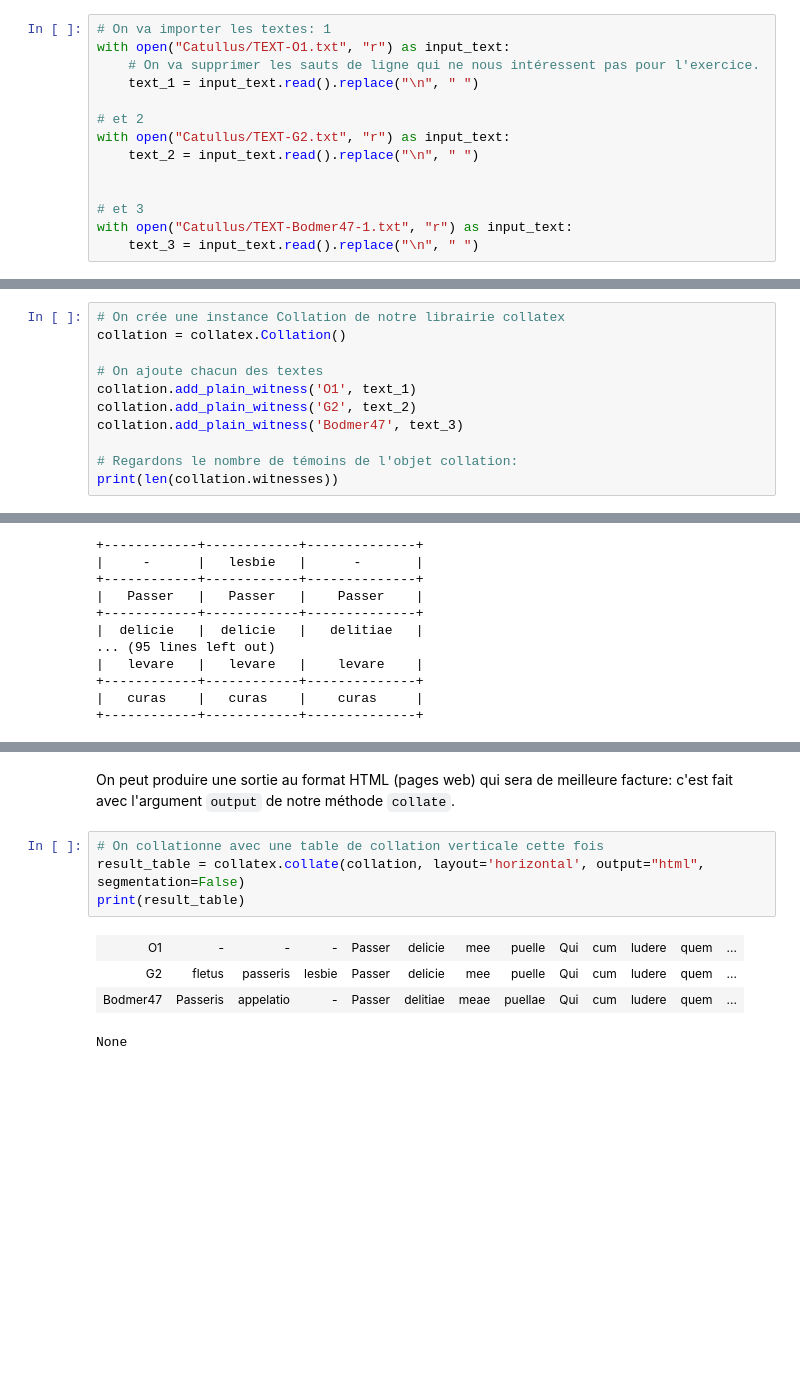
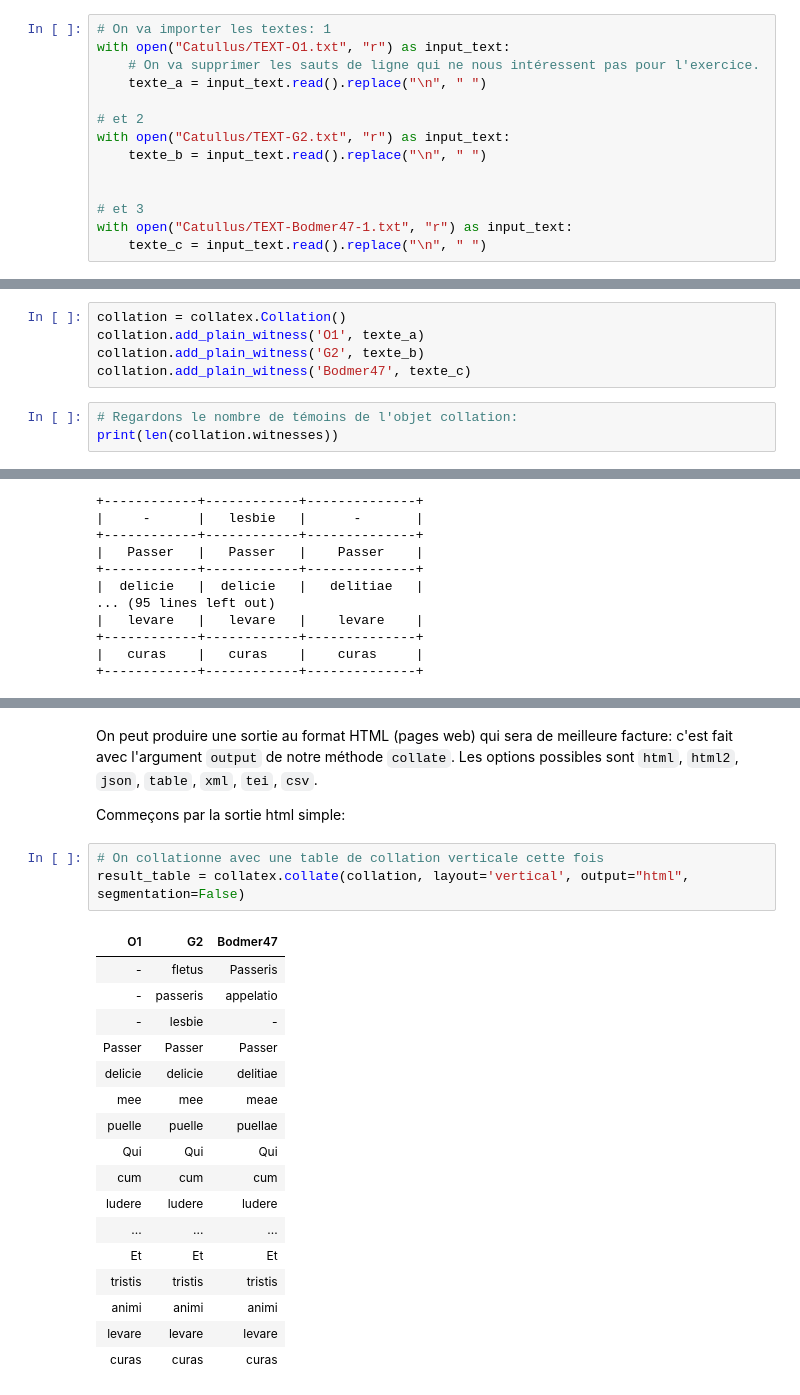
Before and after one commit to matgille/FormationCalameClavier2024_collation, a Jupyter notebook: collation_formes.ipynb, the cells around one changed output, grey strips where cells are left out. Saved outputs shown, nothing was run; the diff lists cells and outputs as text; blank space fills up the shorter version.

```diff
--- a/collation_formes.ipynb
+++ b/collation_formes.ipynb
@@ -8,13 +11,13 @@ import json
 # On va importer les textes: 1
 with open("Catullus/TEXT-O1.txt", "r") as input_text:
     # On va supprimer les sauts de ligne qui ne nous intéressent pas pour l'exercice.
-    text_1 = input_text.read().replace("\n", " ")
+    texte_a = input_text.read().replace("\n", " ")
 
 # et 2
 with open("Catullus/TEXT-G2.txt", "r") as input_text:
-    text_2 = input_text.read().replace("\n", " ")
+    texte_b = input_text.read().replace("\n", " ")
 
 
 # et 3
 with open("Catullus/TEXT-Bodmer47-1.txt", "r") as input_text:
-    text_3 = input_text.read().replace("\n", " ")
+    texte_c = input_text.read().replace("\n", " ")
@@ -28,12 +34,9 @@ Passeris appelatio Passer delitiae meae puellae Qui cum ludere quem in sinu tene
+# %%
+collation = collatex.Collation()
+collation.add_plain_witness('O1', texte_a)
+collation.add_plain_witness('G2', texte_b)
+collation.add_plain_witness('Bodmer47', texte_c)
 # %%
-# On crée une instance Collation de notre librairie collatex
-collation = collatex.Collation()
-
-# On ajoute chacun des textes
-collation.add_plain_witness('O1', text_1)
-collation.add_plain_witness('G2', text_2)
-collation.add_plain_witness('Bodmer47', text_3)
-
 # Regardons le nombre de témoins de l'objet collation:
 print(len(collation.witnesses))
 # %% [output]
@@ -75,11 +102,25 @@ print(result_table)
 # %% [markdown]
-On peut produire une sortie au format HTML (pages web) qui sera de meilleure facture: c'est fait avec l'argument `output` de notre méthode `collate`.
+On peut produire une sortie au format HTML (pages web) qui sera de meilleure facture: c'est fait avec l'argument `output` de notre méthode `collate`. Les options possibles sont `html`, `html2`, `json`, `table`, `xml`, `tei`, `csv`.
+
+Commeçons par la sortie html simple:
 # %%
 # On collationne avec une table de collation verticale cette fois
-result_table = collatex.collate(collation, layout='horizontal', output="html", segmentation=False)
-print(result_table)
+result_table = collatex.collate(collation, layout='vertical', output="html", segmentation=False)
 # %% [output]
-| O1 | - | - | - | Passer | delicie | mee | puelle | Qui | cum | ludere | quem | ... |
-| G2 | fletus | passeris | lesbie | Passer | delicie | mee | puelle | Qui | cum | ludere | quem | ... |
-| Bodmer47 | Passeris | appelatio | - | Passer | delitiae | meae | puellae | Qui | cum | ludere | quem | ... |
+| O1 | G2 | Bodmer47 |
+| - | fletus | Passeris |
+| - | passeris | appelatio |
+| - | lesbie | - |
+| Passer | Passer | Passer |
+| delicie | delicie | delitiae |
+| mee | mee | meae |
+| puelle | puelle | puellae |
+| Qui | Qui | Qui |
+| cum | cum | cum |
+| ludere | ludere | ludere |
+| ... | ... | ... |
+| Et | Et | Et |
+| tristis | tristis | tristis |
+| animi | animi | animi |
+| levare | levare | levare |
+| curas | curas | curas |
-None
```
Also changed, not shown: parts of 17 cells of this notebook.
